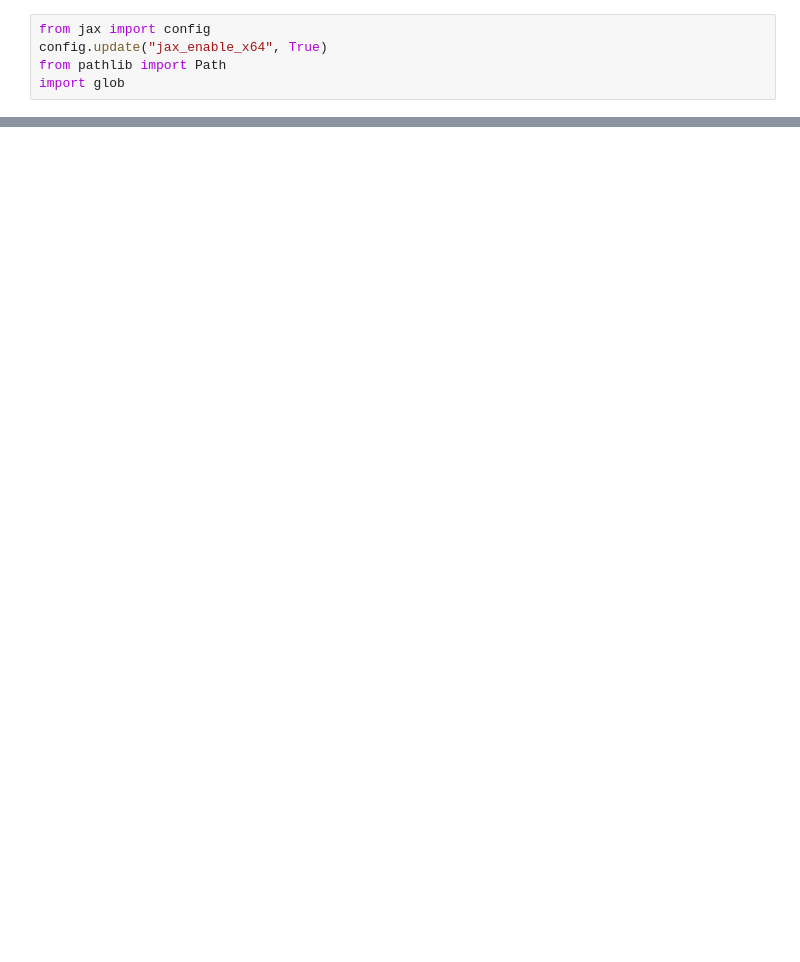
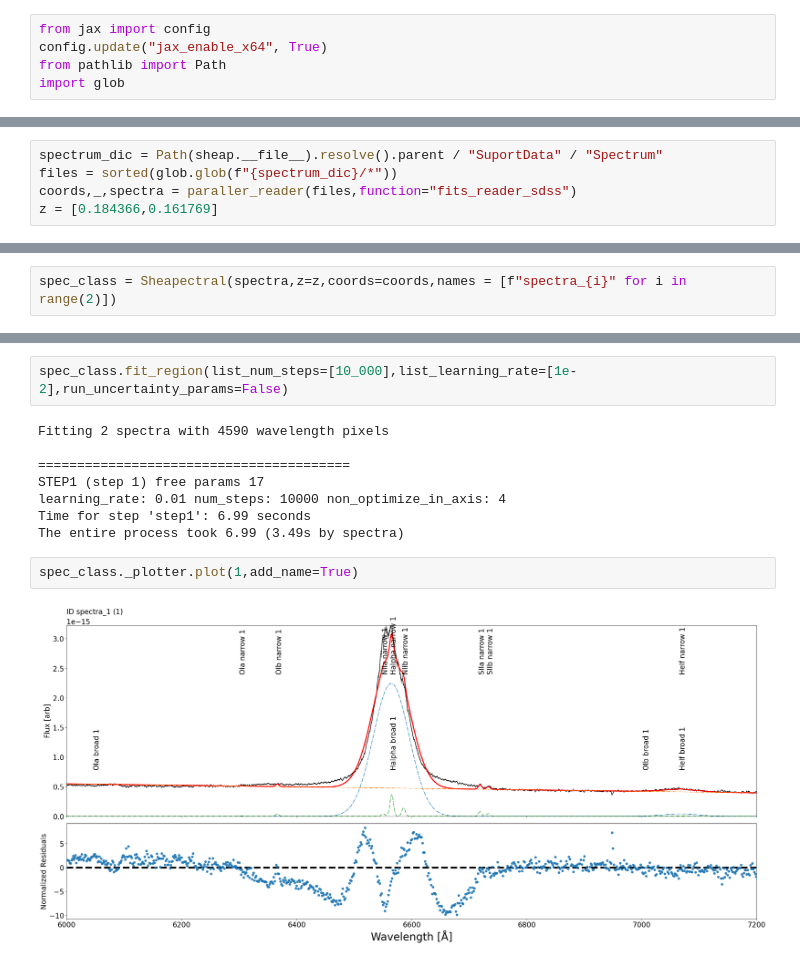
Before and after one commit to felavila/sheap, a Jupyter notebook: notebooks/example_1.ipynb, the cells around one changed output, grey strips where cells are left out. Saved outputs shown, nothing was run; the diff lists cells and outputs as text; blank space fills up the shorter version.

```diff
--- a/notebooks/example_1.ipynb
+++ b/notebooks/example_1.ipynb
@@ -694,0 +20,5 @@ plt.show()
+# %%
+spectrum_dic = Path(sheap.__file__).resolve().parent / "SuportData" / "Spectrum"
+files = sorted(glob.glob(f"{spectrum_dic}/*"))
+coords,_,spectra = paraller_reader(files,function="fits_reader_sdss")
+z = [0.184366,0.161769]
@@ -694,0 +27,2 @@ plt.show()
+# %%
+spec_class = Sheapectral(spectra,z=z,coords=coords,names = [f"spectra_{i}" for i in range(2)])
@@ -694,0 +68,14 @@ plt.show()
+# %%
+spec_class.fit_region(list_num_steps=[10_000],list_learning_rate=[1e-2],run_uncertainty_params=False)
+# %% [output]
+Fitting 2 spectra with 4590 wavelength pixels
+
+========================================
+STEP1 (step 1) free params 17
+learning_rate: 0.01 num_steps: 10000 non_optimize_in_axis: 4
+Time for step 'step1': 6.99 seconds
+The entire process took 6.99 (3.49s by spectra)
+# %%
+spec_class._plotter.plot(1,add_name=True)
+# %% [output]
+[figure, added]
```
Also changed, not shown: parts of 97 cells of this notebook, 16 other files.
